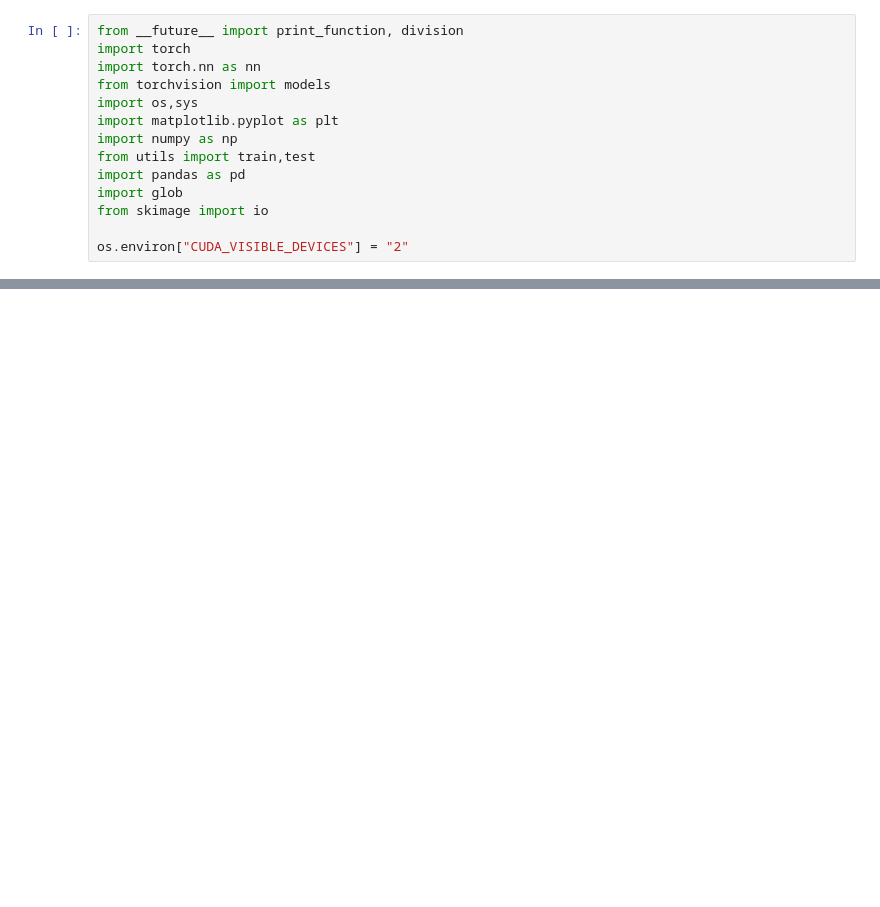
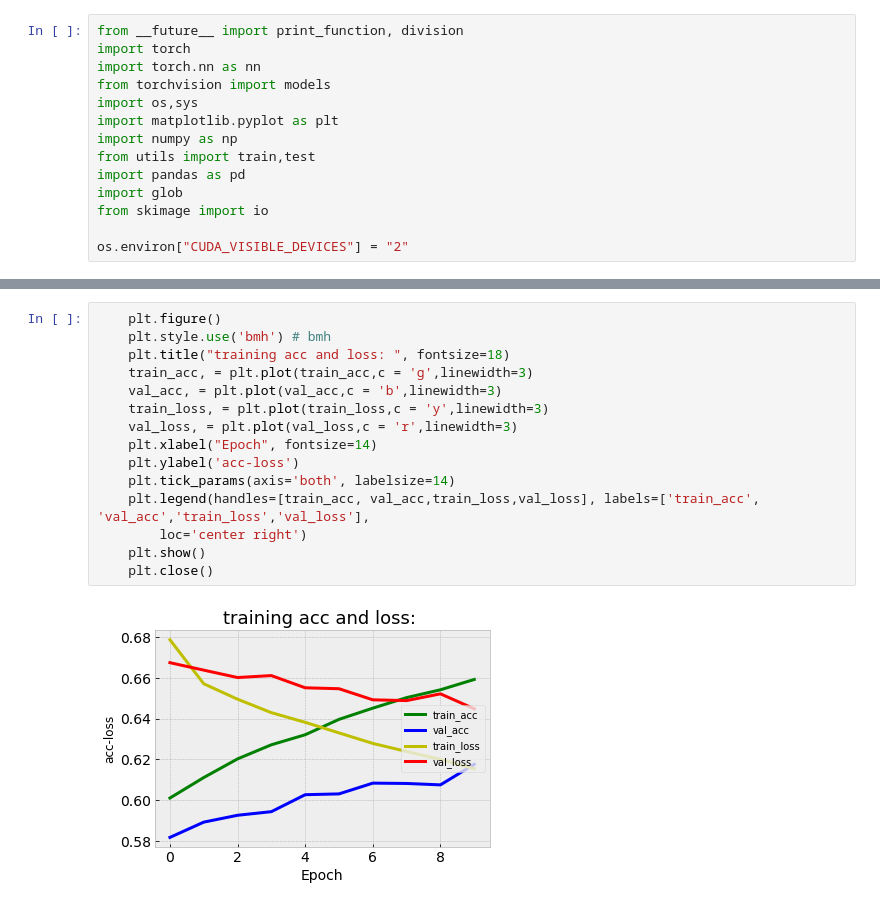
Before and after one commit to BohriumKwong/pytorch_use_demo, a Jupyter notebook: train_demo.ipynb, the cells around one changed output, grey strips where cells are left out. Saved outputs shown, nothing was run; the diff lists cells and outputs as text; blank space fills up the shorter version.

```diff
--- a/train_demo.ipynb
+++ b/train_demo.ipynb
@@ -78,0 +82,17 @@ Best test Acc: 0.7470 Loss: 0.5115
+# %%
+    plt.figure()
+    plt.style.use('bmh') # bmh
+    plt.title("training acc and loss: ", fontsize=18)
+    train_acc, = plt.plot(train_acc,c = 'g',linewidth=3)
+    val_acc, = plt.plot(val_acc,c = 'b',linewidth=3)
+    train_loss, = plt.plot(train_loss,c = 'y',linewidth=3)
+    val_loss, = plt.plot(val_loss,c = 'r',linewidth=3)
+    plt.xlabel("Epoch", fontsize=14)
+    plt.ylabel('acc-loss')
+    plt.tick_params(axis='both', labelsize=14)
+    plt.legend(handles=[train_acc, val_acc,train_loss,val_loss], labels=['train_acc', 'val_acc','train_loss','val_loss'],
+        loc='center right')
+    plt.show()
+    plt.close()
+# %% [output]
+[figure, added]
```
Also changed, not shown: parts of 3 cells of this notebook.
